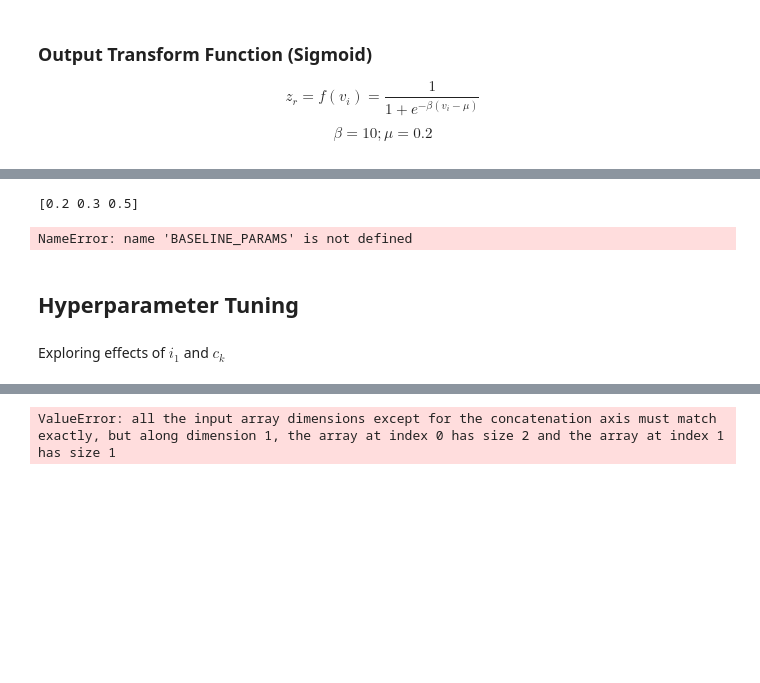
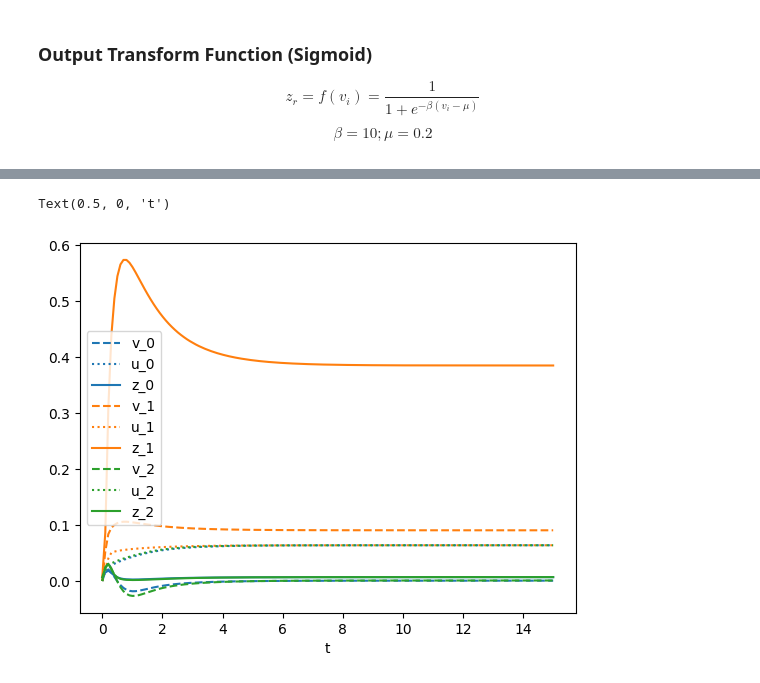
Before and after one commit to r-schad/Code-Ring-Network, a Jupyter notebook: experiments/multiple_ring_neurons/multiple_ring_neurons.ipynb, the cells around one changed output, grey strips where cells are left out. Drawn from its saved outputs; the diff is of its cells as text; code cells hidden in the pictures; blank space fills up the shorter version.

Commit message:
implement multiple neurons w/ inhibition - untuned

```diff
--- a/experiments/multiple_ring_neurons/multiple_ring_neurons.ipynb
+++ b/experiments/multiple_ring_neurons/multiple_ring_neurons.ipynb
@@ -67,15 +40 @@ $$a=0.2$$
-# %%
-# sum over all z's except for current index (in a vectorized fashion)
-v = np.array([0.2,0.3,0.5])
-z = np.array([0.1,0.1,0.1])
-I = np.array([0.1,0.1,0.1])
-print(v)
-z = transform(v, BASELINE_PARAMS['beta'], BASELINE_PARAMS['mu'])
-print(u)
-z - np.dot(z, (1 - np.eye(3))).shape # dot product with reverse of the Identity matrix
-new_v = (1 / BASELINE_PARAMS['tau']) * ((-1 * BASELINE_PARAMS['q'] * v) + I - (BASELINE_PARAMS['gamma'] * (z - np.dot(z, (1 - np.eye(3))))) - (BASELINE_PARAMS['alpha'] * u))
-print(new_v)
-# %% [output]
-[0.2 0.3 0.5]
-NameError: name 'BASELINE_PARAMS' is not defined
 # %%
@@ -111,4 +62,0 @@ def doodle(t, state, p):
-# %% [markdown]
-## Hyperparameter Tuning
-# %% [markdown]
-Exploring effects of $i_1$ and $c_k$
@@ -119,28 +63,44 @@ COLORS = list(COLORS.values())
 # %%
-BASELINE_PARAMS = {
-    'num_units': 2,
+import matplotlib.colors as mcolors
+COLORS = mcolors.TABLEAU_COLORS
+COLORS = list(COLORS.values())
+
+t = np.linspace(0, 15, 150)
+
+v = np.array([0.0, 0.0, 0.0])
+u = np.array([0.0, 0.0, 0.0])
+I = np.array([0.2, 0.6, 0.3])
+
+c = np.array([0.3, 0.3, 0.3])
+
+params = {
+    'N': 3,
     'tau': 1.0,
-    'q': 0.5,
-    'I': np.array([0.45, 0.5]),#.reshape(2,1),
-    'gamma': 0.5,
-    'alpha': 0.2,
-    'a': 0.2,
-    'c_k': 2.0,
-    'beta': 10.0,
-    'mu': 0.2
+    'lambda': 100,
+    'alpha': 5,
+    'I': I,
+    'rho': 0.8,
+    'gamma': 0.05,
+    'c': c, # need to make c a vector later on
+    'beta': 50.0,
+    'mu': 0.1
 }
-result = solve_ivp(fun=lambda t, state: doodle(t, state, BASELINE_PARAMS), t_span=(0,20), t_eval=t, y0=np.zeros(BASELINE_PARAMS['num_units']*2), vectorized=True)
-v_vec = result.y[:][:BASELINE_PARAMS['num_units']]
-u_vec = result.y[:][BASELINE_PARAMS['num_units']:]
+
+state = np.concatenate((v, u), axis=0)
+
+result = solve_ivp(fun=lambda t, state: doodle(t, state, params), t_span=(0,200), t_eval=t, y0=state)
+v_series = result.y[:3,]
+z_series = transform(v_series, params['beta'], params['mu'])
+u_series = result.y[3:,]
+
 fig,ax = plt.subplots()
-for i in range(BASELINE_PARAMS['num_units']):
+for i in range(params['N']):
     color = COLORS[i]
-    ax.plot(t, v_vec[i], label=f'v_{i}', c=color, linestyle='dashed')
-    ax.plot(t, u_vec[i], label=f'u_{i}', c=color, linestyle='dotted')
-    ax.plot(t, transform(v_vec[i], BASELINE_PARAMS['beta'], BASELINE_PARAMS['mu']), label=f'z_{i}', c=color, linestyle='solid')
+    ax.plot(t, v_series[i], label=f'v_{i}', c=color, linestyle='dashed')
+    ax.plot(t, u_series[i], label=f'u_{i}', c=color, linestyle='dotted')
+    ax.plot(t, z_series[i], label=f'z_{i}', c=color, linestyle='solid')
 
 ax.legend()
 # ax.set_ylim([0, 1])
 ax.set_xlabel('t')
-ax.set_title(f"Single Ring Neuron Dynamics with Baseline Parameters\ntau={BASELINE_PARAMS['tau']}|q={BASELINE_PARAMS['q']}|I={BASELINE_PARAMS['I']}|alpha={BASELINE_PARAMS['alpha']}|a={BASELINE_PARAMS['a']}|c_k={BASELINE_PARAMS['c_k']}|beta={BASELINE_PARAMS['beta']}|mu={BASELINE_PARAMS['mu']}".replace('.','p').replace('|',' - '))
 # %% [output]
@@ -152 +124,2 @@ new_z:(2, 1)
-ValueError: all the input array dimensions except for the concatenation axis must match exactly, but along dimension 1, the array at index 0 has size 2 and the array at index 1 has size 1
+Text(0.5, 0, 't')
+[figure, added]
```
Also changed, not shown: parts of 8 cells of this notebook.
